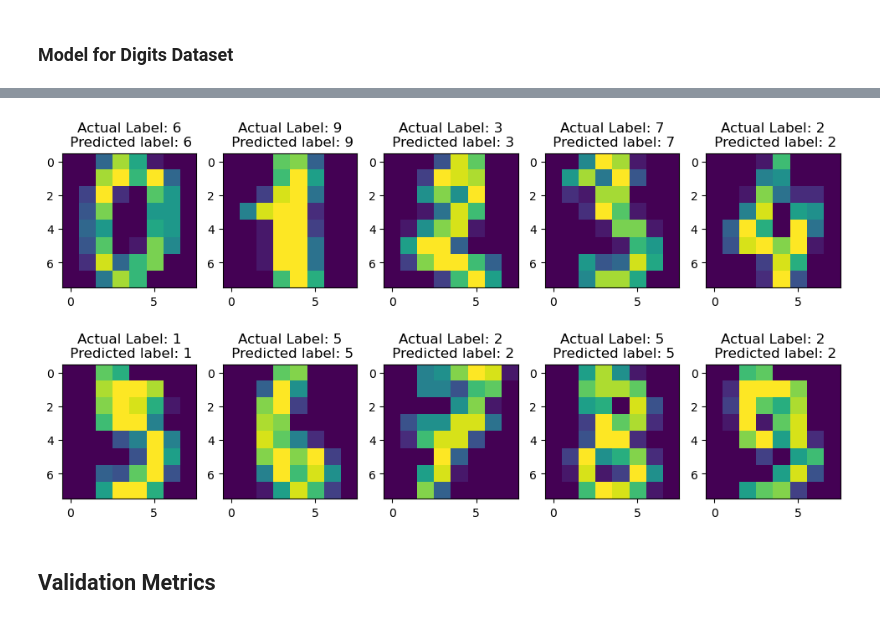
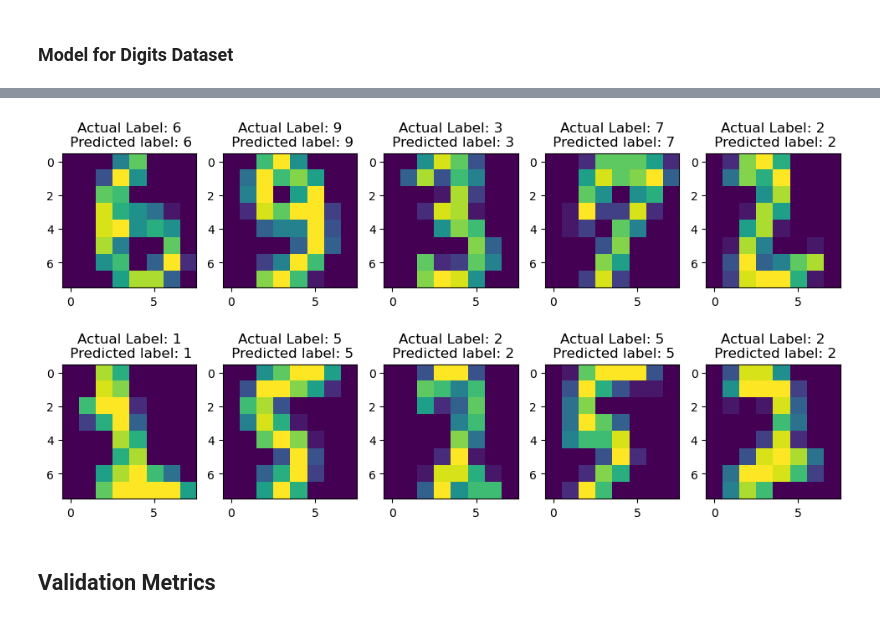
Before and after one commit to kdafrose/ensf-444, a Jupyter notebook: lab-3/Lab_3 validation_metrics.ipynb, the cells around one changed output, grey strips where cells are left out. Cells and saved outputs as stored; diff of their text form; code cells hidden in the pictures.

```diff
--- a/lab-3/Lab_3 validation_metrics.ipynb
+++ b/lab-3/Lab_3 validation_metrics.ipynb
@@ -228,16 +213,16 @@ array([6, 9, 3, 7, 2, 1, 5, 2, 5, 2, 1, 9, 4, 0, 4, 2, 3, 7, 8, 8, 4, 3,
 # %%
 # Display images of the digits along with their predicted and actual labels
 
 # Plot the first 10 digits
 plt.figure(figsize=(12, 6))
 for x in range(10):
     plt.subplot(2,5,x+1)
-    plt.imshow(image_digits[x])
+    plt.imshow(X_test_digits[x].reshape(8,8))
     plt.title(f"Actual Label: {y_test_digits[x]}\n Predicted label: {rdtree_digits_pred[x]}")
 
 plt.show()
 # %% [output]
-[figure, old version]
+[figure, new version]
 # %% [markdown]
 ## Validation Metrics
 # %% [markdown]
```
Also changed, not shown: parts of 5 cells of this notebook.
